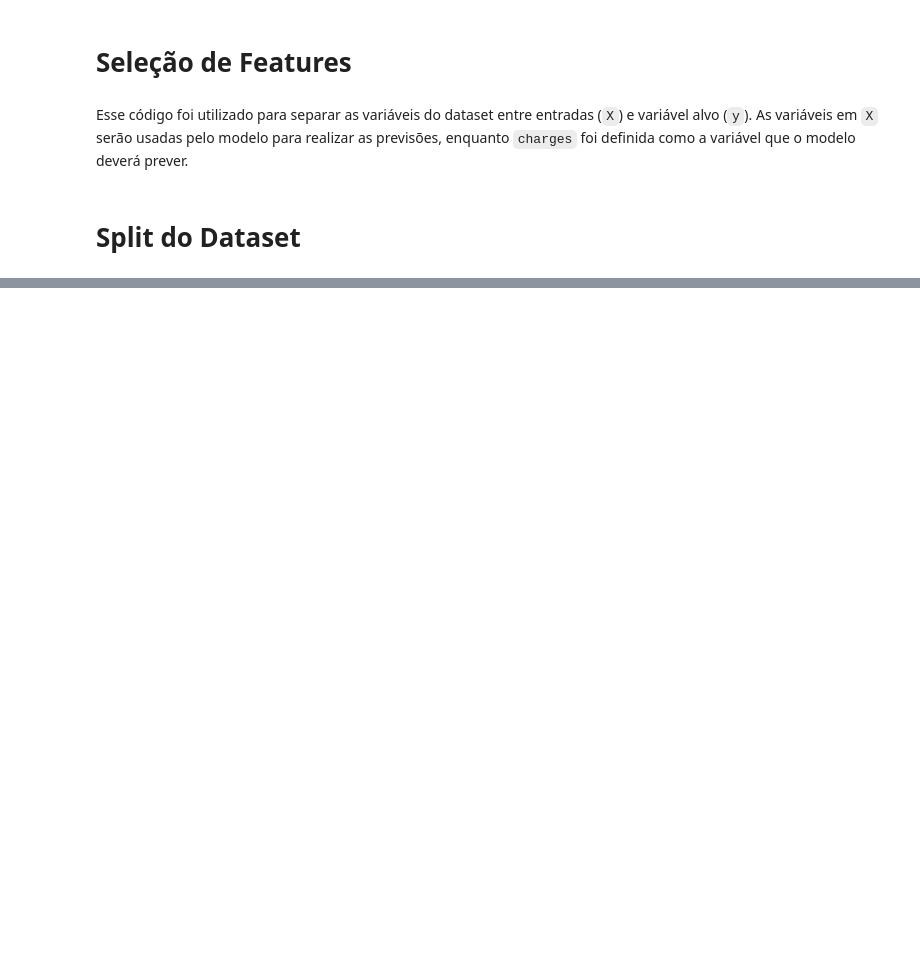
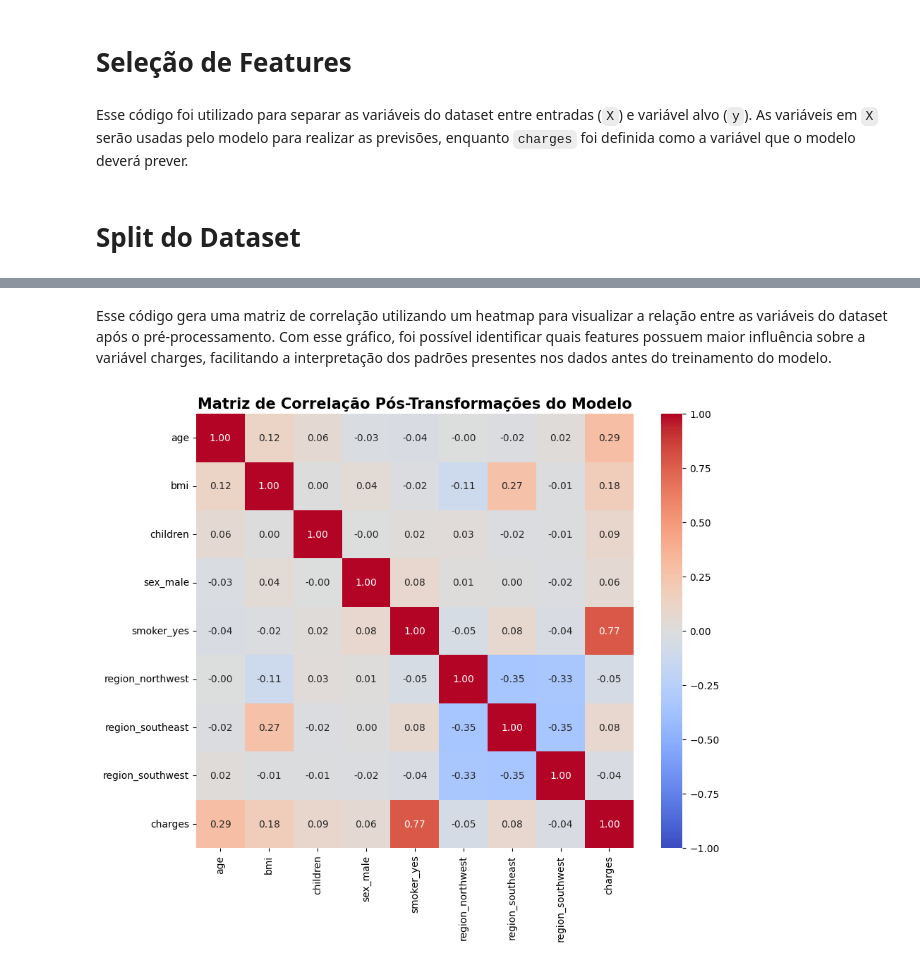
Before and after one commit to MaickyThi/Trabalho_vc_cn, a Jupyter notebook: limpeza_Thiago.ipynb, the cells around one changed output, grey strips where cells are left out. Saved outputs shown, nothing was run; the diff lists cells and outputs as text; code cells hidden in the pictures; blank space fills up the shorter version.

```diff
--- a/limpeza_Thiago.ipynb
+++ b/limpeza_Thiago.ipynb
@@ -410,7 +417,23 @@ Esse código foi utilizado para dividir o dataset em conjuntos de treino e teste
 # %%
+# Definir as Features (X) e o Target (y)
+
+# Todas as colunas, exceto charges, serão usadas como features.
+X = df.drop(columns=['charges'])
+
+# Variável alvo que o modelo deverá prever.
+y = df['charges']
+
+# Importando Train Test Split
+from sklearn.model_selection import train_test_split
+
+# Separação entre treino e teste
+# 80% para treinamento e 20% para validação/teste.
 X_train, X_test, y_train, y_test = train_test_split(
     X,
     y,
     test_size=0.2,
     random_state=42
 )
+
+print(f"🔹 Tamanho da amostra de Treinamento: {X_train.shape[0]} registros.")
+print(f"🔹 Tamanho da amostra de Validação/Teste: {X_test.shape[0]} registros.")
@@ -416,0 +586,32 @@ X_train, X_test, y_train, y_test = train_test_split(
+# %% [markdown]
+Esse código gera uma matriz de correlação utilizando um heatmap para visualizar a relação entre as variáveis do dataset após o pré-processamento. Com esse gráfico, foi possível identificar quais features possuem maior influência sobre a variável charges, facilitando a interpretação dos padrões presentes nos dados antes do treinamento do modelo.
+# %%
+import seaborn as sns
+import matplotlib.pyplot as plt
+
+# Adicionando o target ao dataframe processado
+dados_treino = X_train_processed_df.copy()
+
+dados_treino['charges'] = y_train
+
+# Heatmap de correlação
+plt.figure(figsize=(10, 8))
+
+sns.heatmap(
+    dados_treino.corr(),
+    annot=True,
+    cmap='coolwarm',
+    fmt=".2f",
+    vmin=-1,
+    vmax=1
+)
+
+plt.title(
+    "Matriz de Correlação Pós-Transformações do Modelo",
+    fontsize=15,
+    fontweight='bold'
+)
+
+plt.show()
+# %% [output]
+[figure, added]
```
Also changed, not shown: parts of 26 cells of this notebook, 2 other files.
